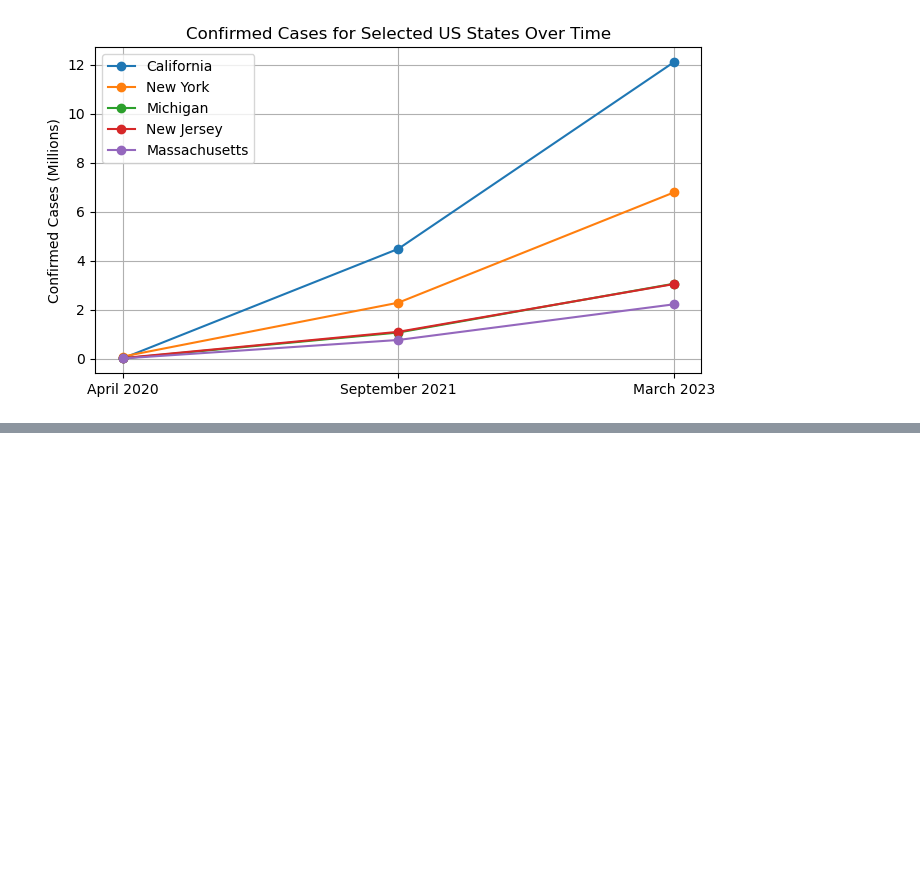
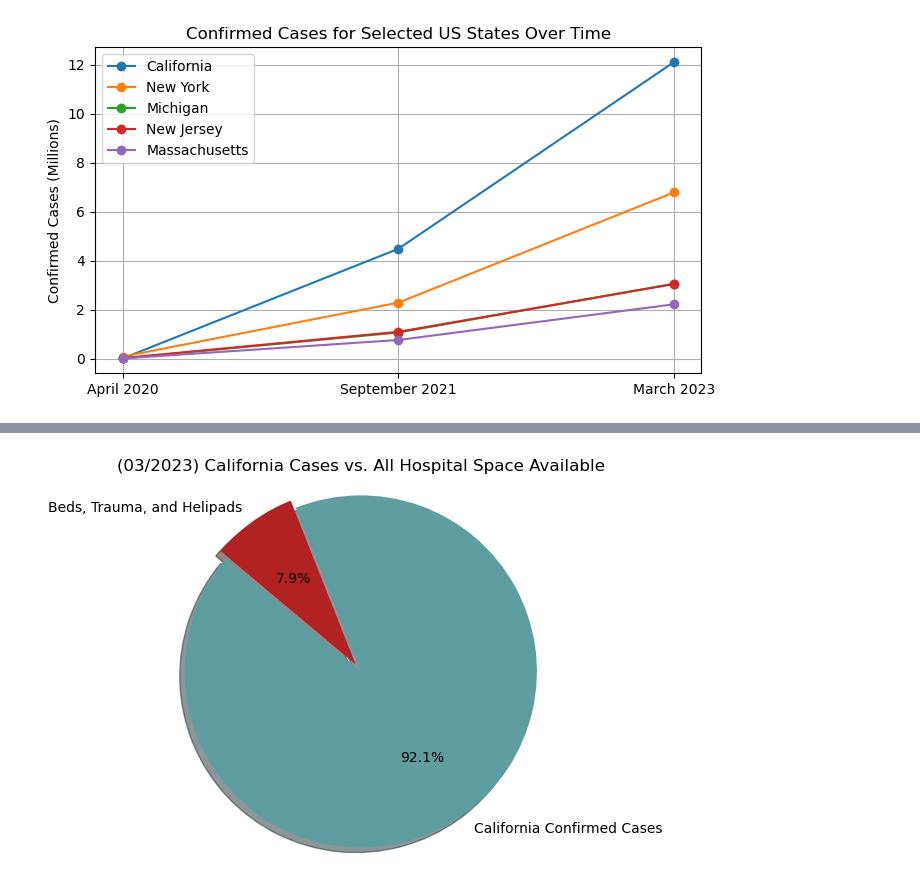
Before and after one commit to jvwastaken/Project-3, a Jupyter notebook: Sean/Resources/Graph_visuals.ipynb, the cells around one changed output, grey strips where cells are left out. Cells and saved outputs as stored; diff of their text form; code cells hidden in the pictures; blank space fills up the shorter version.

```diff
--- a/Sean/Resources/Graph_visuals.ipynb
+++ b/Sean/Resources/Graph_visuals.ipynb
@@ -240,0 +271,5 @@ plt.show()
+# %%
+# Hospital numbers
+hospitals_columns_to_drop = hospitals_df.columns[0:1].tolist() + hospitals_df.columns[2:5].tolist() + hospitals_df.columns[7:9].tolist()
+hospitals_trimmed_df = hospitals_df.drop(columns=hospitals_columns_to_drop)
+hospitals_trimmed_df
@@ -240,0 +323,14 @@ plt.show()
+# %%
+#Put the DataFrames together
+merged_df = infected_trimmed_df.merge(merged_hospital_df, left_on='State', right_on='State', how='inner')
+
+# Want to move 'Confirmed' to the far right, grabbing the index of the "Confirmed" column
+confirmed_index = merged_df.columns.get_loc('Confirmed')
+
+# then move the column to the far-right
+merged_df.insert(len(merged_df.columns)-1, 'Confirmed', merged_df.pop('Confirmed'))
+
+# Sort by 'Beds'
+sort_merged_df = merged_df.sort_values(by='Confirmed', ascending=False)
+
+sort_merged_df.head() #CA with the most infected, how can that compare to the total hospital beds in America
@@ -240,0 +344,24 @@ plt.show()
+# %%
+# Extract data for California
+california_data = sort_merged_df[sort_merged_df['State'] == 'California']
+california_confirmed = california_data['Confirmed'].values[0]
+
+# Calculate the sum of Beds, Trauma, and Helipad for all US states
+us_states_sum = sort_merged_df[['Beds', 'Trauma', 'Helipad']].sum().sum()
+
+# Create labels for the pie chart
+labels = ['California Confirmed Cases', 'Beds, Trauma, and Helipads']
+sizes = [california_confirmed, us_states_sum]
+explode = (0.05,0)
+colors = ['cadetblue', 'firebrick']
+
+# Create a pie chart
+plt.figure(figsize=(5, 5))
+plt.pie(sizes, labels=labels, explode=explode, colors=colors,
+        autopct='%1.1f%%', shadow=True, startangle=140)
+plt.axis('equal')
+
+plt.title('(03/2023) California Cases vs. All Hospital Space Available')
+plt.show()
+# %% [output]
+[figure, added]
```
Also changed, not shown: parts of 8 cells of this notebook, 2 other files.
